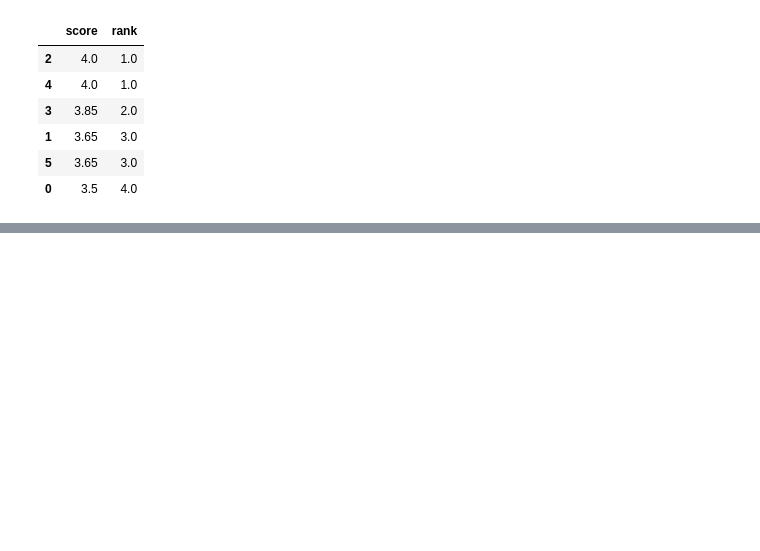
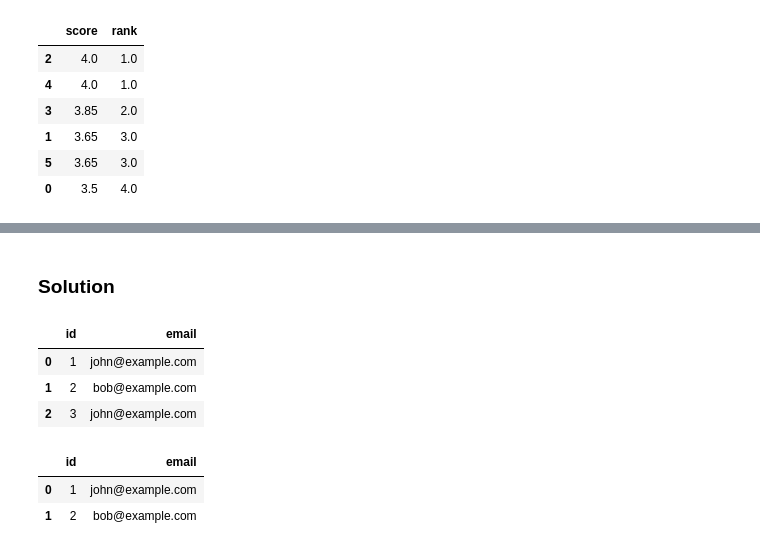
Before and after one commit to mkkhan151/30-days-pandas-challange, a Jupyter notebook: 30_Days_of_Pandas_LeetCode_Challage.ipynb, the cells around one changed output, grey strips where cells are left out. Saved outputs shown, nothing was run; the diff lists cells and outputs as text; code cells hidden in the pictures; blank space fills up the shorter version.

```diff
--- a/30_Days_of_Pandas_LeetCode_Challage.ipynb
+++ b/30_Days_of_Pandas_LeetCode_Challage.ipynb
@@ -1124,0 +1174,26 @@ order_scores(scores)
+# %% [markdown]
+### Solution
+# %%
+data = [
+    [1, 'john@example.com'],
+    [2, 'bob@example.com'],
+    [3, 'john@example.com']
+]
+person = pd.DataFrame(data, columns=['id', 'email']).astype({'id':'int64', 'email':'object'})
+person
+# %% [output]
+|  | id | email |
+| 0 | 1 | john@example.com |
+| 1 | 2 | bob@example.com |
+| 2 | 3 | john@example.com |
+# %%
+def delete_duplicate_emails(person: pd.DataFrame) -> None:
+    person.sort_values('id', inplace=True)
+    person.drop_duplicates('email', inplace=True)
+
+delete_duplicate_emails(person)
+person
+# %% [output]
+|  | id | email |
+| 0 | 1 | john@example.com |
+| 1 | 2 | bob@example.com |
```
Also changed, not shown: parts of 2 cells of this notebook.
